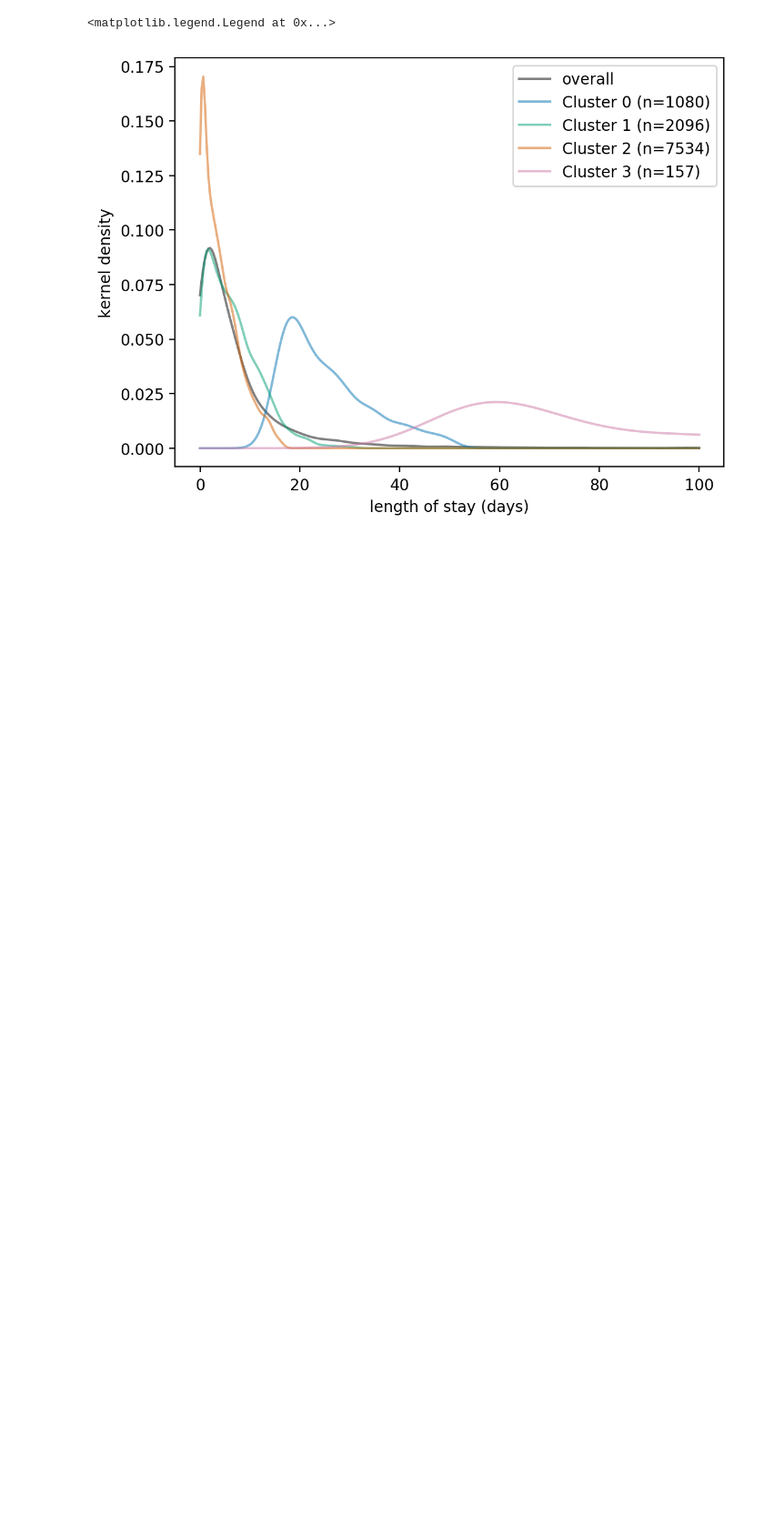
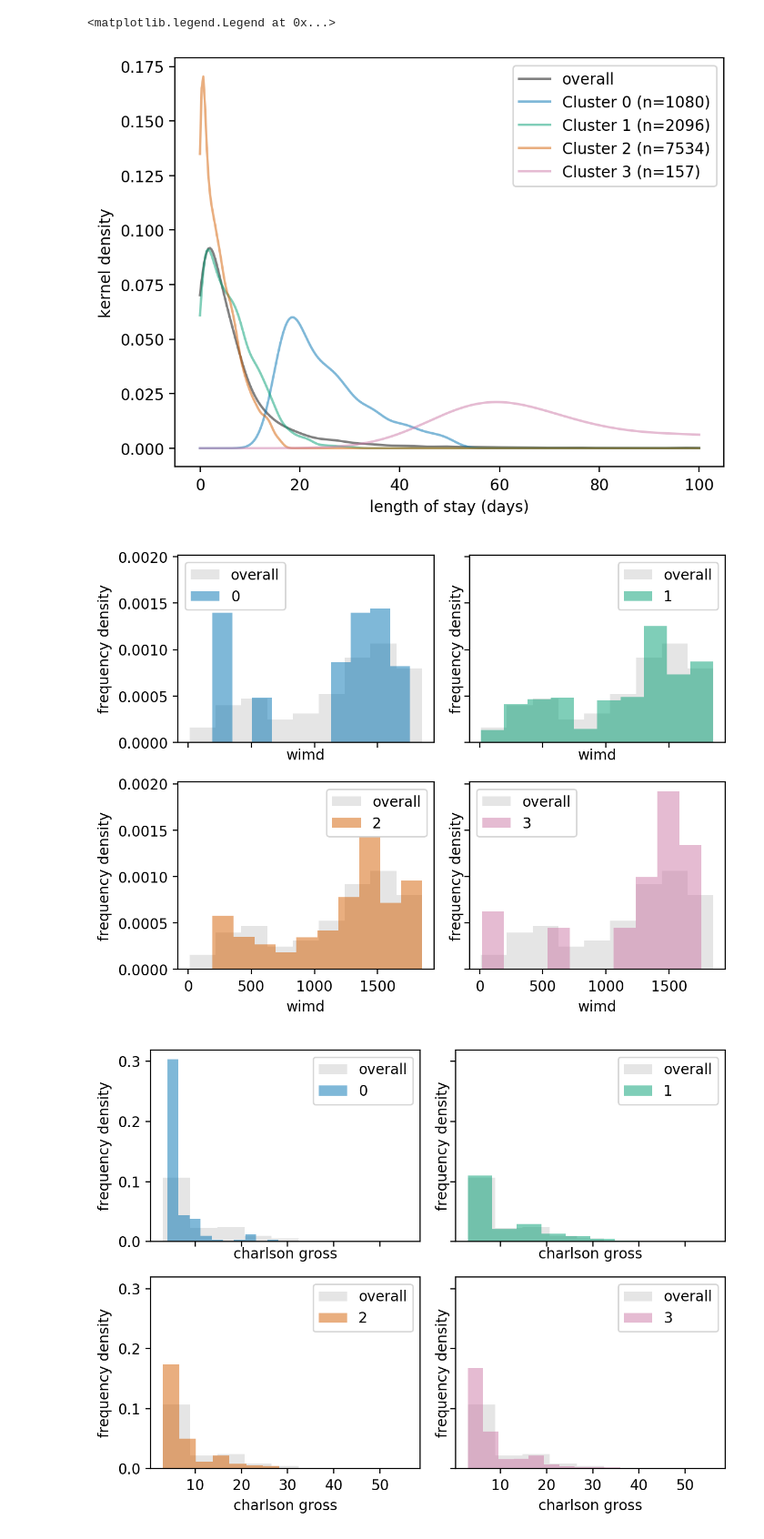
Before and after one commit to daffidwilde/copd-paper, a Jupyter notebook: nbs/clusters.ipynb, the cells around one changed output. Shown at 91% size. Drawn from its saved outputs; the diff is of its cells as text; code cells hidden in the pictures; blank space fills up the shorter version.

```diff
--- a/nbs/clusters.ipynb
+++ b/nbs/clusters.ipynb
@@ -192,12 +233,13 @@ ax.legend()
 <matplotlib.legend.Legend at 0x...>
 [figure]
 # %%
-def histograms(data, column, density=True, colours=colours):
+def histograms(data, column, group="cluster", density=True, colours=colours):
 
     fig, axes = plt.subplots(ncols=2, nrows=2, dpi=200, sharex=True, sharey=True)
     axes = axes.reshape(4)
 
-    for (cluster, values), ax in zip(copd.groupby("cluster")[column], axes):
+    str_ints = (x for x in range(10))
+    for (cluster, values), ax in zip(copd.groupby(group)[column], axes):
 
         ax.hist(
             copd[column],
@@ -208,6 +250,8 @@ def histograms(data, column, density=True, colours=colours):
             label="overall",
         )
 
+        if isinstance(cluster, str):
+            cluster = next(str_ints)
         colour = colours[cluster]
         ax.hist(values, alpha=0.5, facecolor=colour, density=True, label=cluster)
 
@@ -217,3 +261,14 @@ def histograms(data, column, density=True, colours=colours):
         ax.legend()
 
     plt.tight_layout()
+# %%
+for col in [
+    "wimd",
+    "charlson_gross",
+    "n_copd_admissions_last_year",
+    "n_icds",
+]:
+    histograms(copd, col, group="intervention")
+# %% [output]
+[figure, added]
+[figure, added]
```
Also changed, not shown: parts of 3 cells of this notebook.
